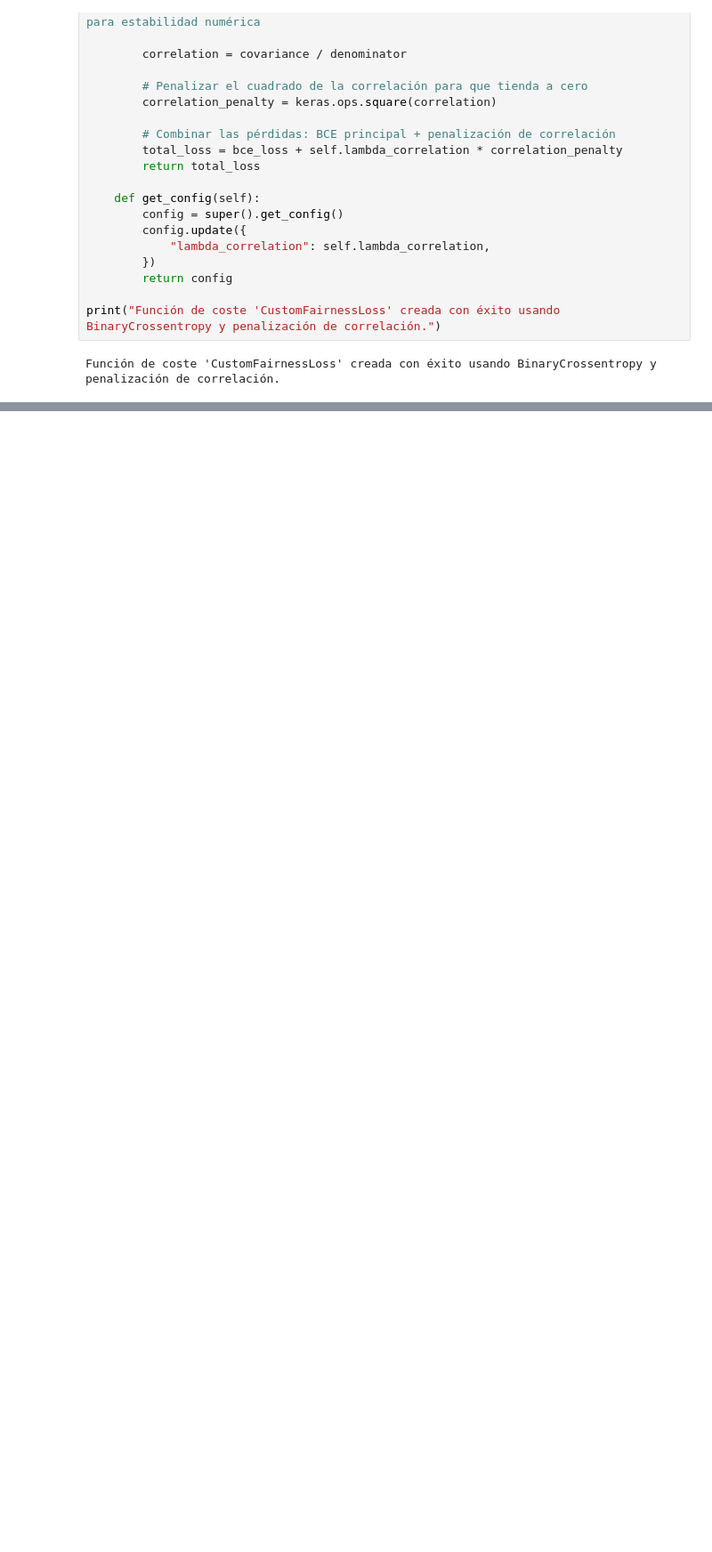
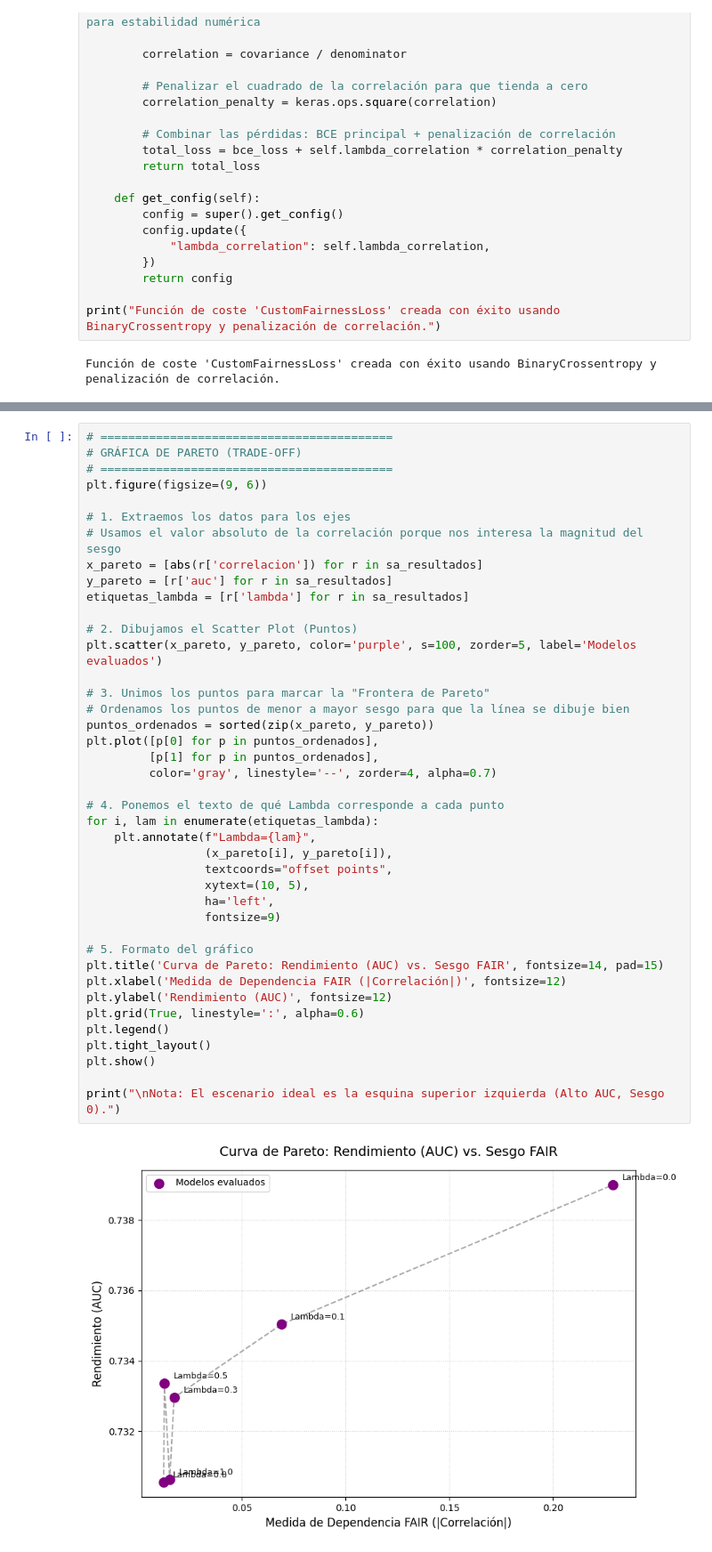
Before and after one commit to Jegusq/TALLER_TL_AML, a Jupyter notebook: Practica_TL_AML.ipynb, the cells around one changed output, grey strips where cells are left out. Shown at 89% size. Cells and saved outputs as stored; diff of their text form; blank space fills up the shorter version.

```diff
--- a/Practica_TL_AML.ipynb
+++ b/Practica_TL_AML.ipynb
@@ -685,0 +676,43 @@ Nota: lambda=0.0 equivale a no penalizar el sesgo (solo BCE).
+# %%
+# ==========================================
+# GRÁFICA DE PARETO (TRADE-OFF)
+# ==========================================
+plt.figure(figsize=(9, 6))
+
+# 1. Extraemos los datos para los ejes
+# Usamos el valor absoluto de la correlación porque nos interesa la magnitud del sesgo
+x_pareto = [abs(r['correlacion']) for r in sa_resultados]
+y_pareto = [r['auc'] for r in sa_resultados]
+etiquetas_lambda = [r['lambda'] for r in sa_resultados]
+
+# 2. Dibujamos el Scatter Plot (Puntos)
+plt.scatter(x_pareto, y_pareto, color='purple', s=100, zorder=5, label='Modelos evaluados')
+
+# 3. Unimos los puntos para marcar la "Frontera de Pareto"
+# Ordenamos los puntos de menor a mayor sesgo para que la línea se dibuje bien
+puntos_ordenados = sorted(zip(x_pareto, y_pareto))
+plt.plot([p[0] for p in puntos_ordenados],
+         [p[1] for p in puntos_ordenados],
+         color='gray', linestyle='--', zorder=4, alpha=0.7)
+
+# 4. Ponemos el texto de qué Lambda corresponde a cada punto
+for i, lam in enumerate(etiquetas_lambda):
+    plt.annotate(f"Lambda={lam}",
+                 (x_pareto[i], y_pareto[i]),
+                 textcoords="offset points",
+                 xytext=(10, 5),
+                 ha='left',
+                 fontsize=9)
+
+# 5. Formato del gráfico
+plt.title('Curva de Pareto: Rendimiento (AUC) vs. Sesgo FAIR', fontsize=14, pad=15)
+plt.xlabel('Medida de Dependencia FAIR (|Correlación|)', fontsize=12)
+plt.ylabel('Rendimiento (AUC)', fontsize=12)
+plt.grid(True, linestyle=':', alpha=0.6)
+plt.legend()
+plt.tight_layout()
+plt.show()
+
+print("\nNota: El escenario ideal es la esquina superior izquierda (Alto AUC, Sesgo 0).")
+# %% [output]
+[figure, added]
```
Also changed, not shown: parts of 10 cells of this notebook, 21 other files.
